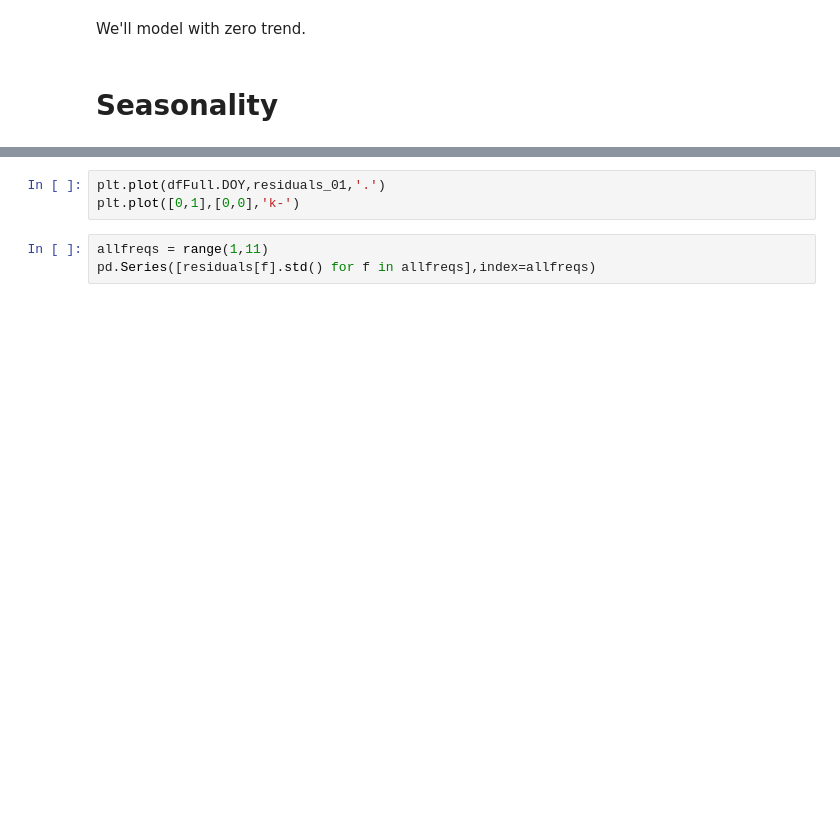
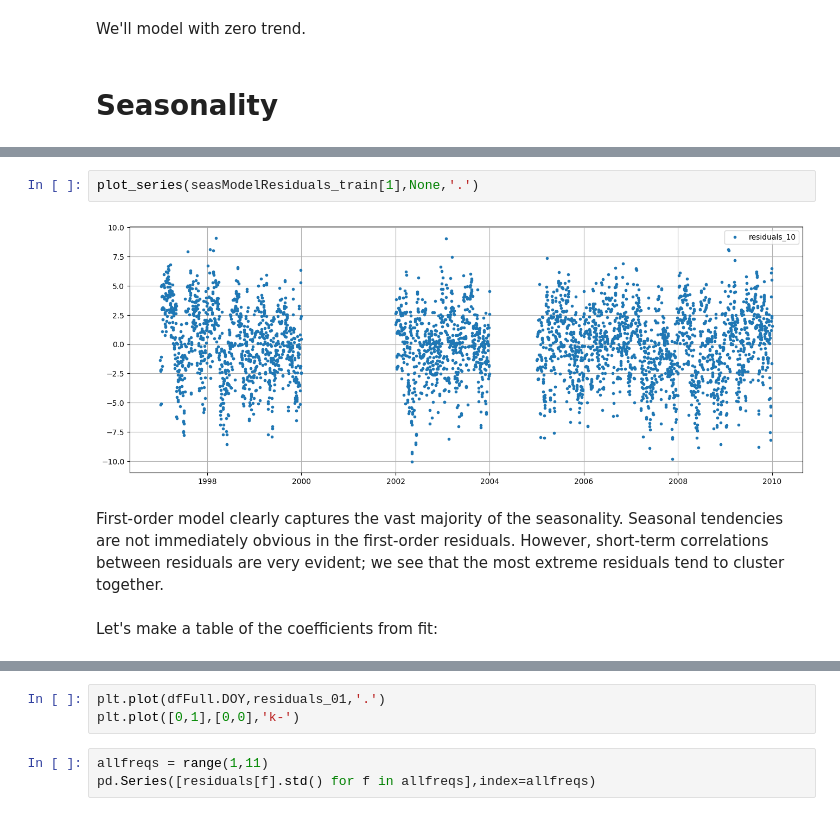
Before and after one commit to rkraig/DLA, a Jupyter notebook: 202008_codingChallenges/20200904_madrid/madridWeather.ipynb, the cells around one changed output, grey strips where cells are left out. Cells and saved outputs as stored; diff of their text form; blank space fills up the shorter version.

```diff
--- a/202008_codingChallenges/20200904_madrid/madridWeather.ipynb
+++ b/202008_codingChallenges/20200904_madrid/madridWeather.ipynb
@@ -756,0 +803,8 @@ print((amplitude,phase_fraction,phase_day))
+# %%
+plot_series(seasModelResiduals_train[1],None,'.')
+# %% [output]
+[figure, added]
+# %% [markdown]
+First-order model clearly captures the vast majority of the seasonality. Seasonal tendencies are not immediately obvious in the first-order residuals. However, short-term correlations between residuals are very evident; we see that the most extreme residuals tend to cluster together.
+# %% [markdown]
+Let's make a table of the coefficients from fit:
```
Also changed, not shown: parts of 41 cells of this notebook.
